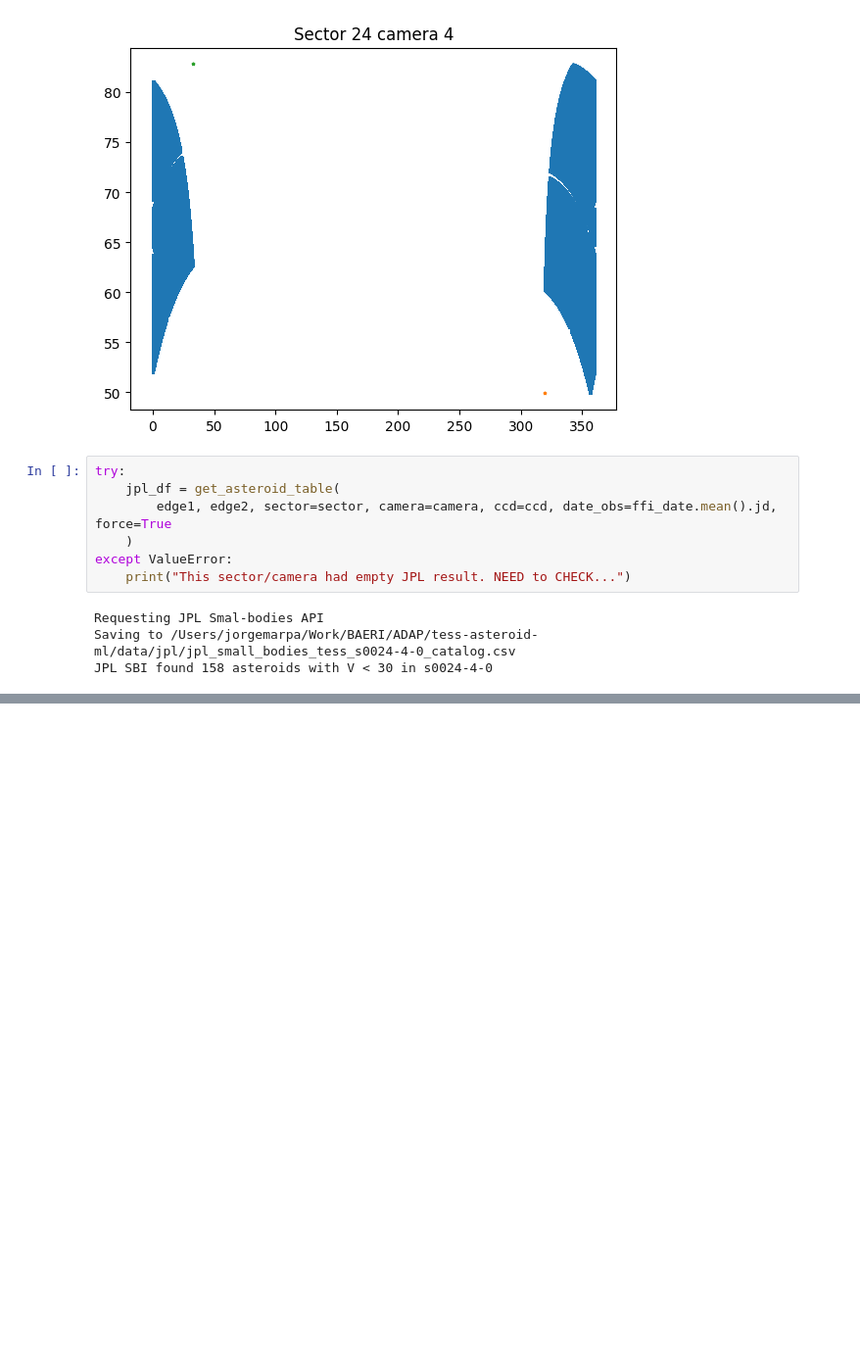
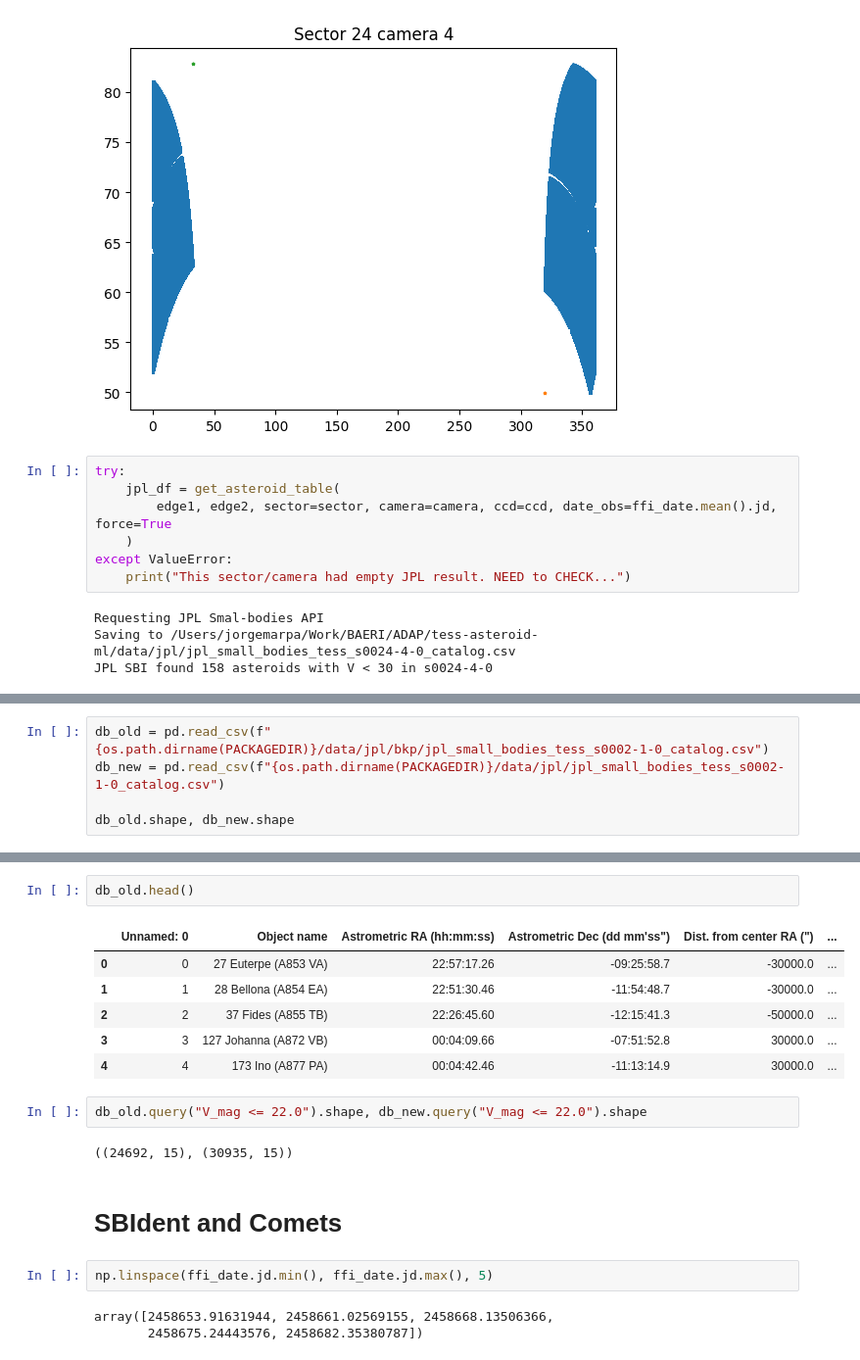
Before and after one commit to jorgemarpa/tess-asteroid-ml, a Jupyter notebook: notebooks/jpl_sector_query.ipynb, the cells around one changed output, grey strips where cells are left out. Shown: that part at 98% size. Drawn from its saved outputs; the diff is of its cells as text; blank space fills up the shorter version.

Commit message:
updates ignore and jpl query

```diff
--- a/notebooks/jpl_sector_query.ipynb
+++ b/notebooks/jpl_sector_query.ipynb
@@ -202,0 +166,5 @@ ReadTimeout: HTTPSConnectionPool(host='ssd.jpl.nasa.gov', port=443): Read timed
+# %%
+db_old = pd.read_csv(f"{os.path.dirname(PACKAGEDIR)}/data/jpl/bkp/jpl_small_bodies_tess_s0002-1-0_catalog.csv")
+db_new = pd.read_csv(f"{os.path.dirname(PACKAGEDIR)}/data/jpl/jpl_small_bodies_tess_s0002-1-0_catalog.csv")
+
+db_old.shape, db_new.shape
@@ -203 +183,21 @@ ReadTimeout: HTTPSConnectionPool(host='ssd.jpl.nasa.gov', port=443): Read timed
+# %%
+db_old.head()
+# %% [output]
+|  | Unnamed: 0 | Object name | Astrometric RA (hh:mm:ss) | Astrometric Dec (dd mm'ss") | Dist. from center RA (") | ... |
+| 0 | 0 | 27 Euterpe (A853 VA) | 22:57:17.26 | -09:25:58.7 | -30000.0 | ... |
+| 1 | 1 | 28 Bellona (A854 EA) | 22:51:30.46 | -11:54:48.7 | -30000.0 | ... |
+| 2 | 2 | 37 Fides (A855 TB) | 22:26:45.60 | -12:15:41.3 | -50000.0 | ... |
+| 3 | 3 | 127 Johanna (A872 VB) | 00:04:09.66 | -07:51:52.8 | 30000.0 | ... |
+| 4 | 4 | 173 Ino (A877 PA) | 00:04:42.46 | -11:13:14.9 | 30000.0 | ... |
+# %%
+db_old.query("V_mag <= 22.0").shape, db_new.query("V_mag <= 22.0").shape
+# %% [output]
+((24692, 15), (30935, 15))
+# %% [markdown]
+# SBIdent and Comets
+# %%
+np.linspace(ffi_date.jd.min(), ffi_date.jd.max(), 5)
+# %% [output]
+array([2458653.91631944, 2458661.02569155, 2458668.13506366,
+       2458675.24443576, 2458682.35380787])
 # %%
```
Also changed, not shown: parts of 17 cells of this notebook, 2 other files.
